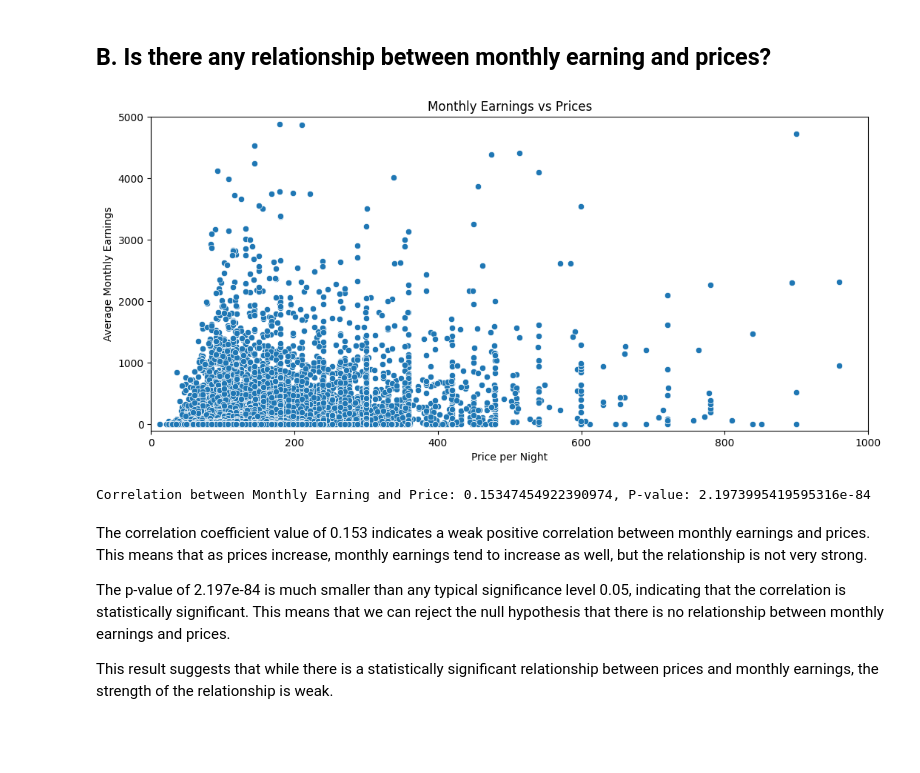
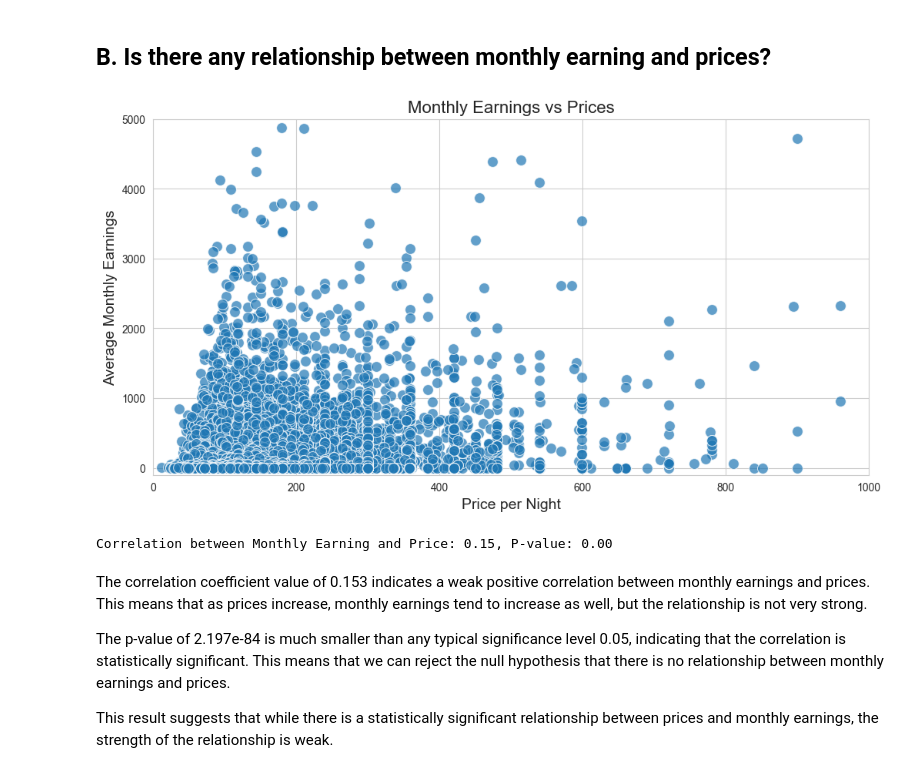
Before and after one commit to vineet416/AirBNB_Data_Analysis, a Jupyter notebook: notebooks/airbnb_data_analysis.ipynb, the cells around one changed output. Saved outputs shown, nothing was run; the diff lists cells and outputs as text; code cells hidden in the pictures; blank space fills up the shorter version.

```diff
--- a/notebooks/airbnb_data_analysis.ipynb
+++ b/notebooks/airbnb_data_analysis.ipynb
@@ -290,3 +291,27 @@ df.head()
 # %% [markdown]
 ## 1. Regarding the Host
 A. Who are top earners ?
+# %%
+# calculating top earners by host id
+top_earners_id = df.groupby("host_id")["Total_earnings"].sum().sort_values(ascending=False).reset_index().head(10)
+
+# Plotting bar chart
+plt.figure(figsize=(12,6))
+sns.set_style("whitegrid")
+bars = sns.barplot(x = 'host_id', y = 'Total_earnings', data=top_earners_id, palette="Blues_d")
+
+# Add labels to the bars
+for bar in bars.patches:
+    height = bar.get_height()
+    bars.text(bar.get_x() + bar.get_width()/2, height, f"${height:,.2f}", ha="center", va="bottom")
+
+plt.title("Top 10 Earners by Host ID", fontsize=16)
+plt.xlabel("Host ID", fontsize=14)
+plt.ylabel("Total Earnings", fontsize=14)
+plt.xticks(rotation=45)
+plt.tight_layout()
+plt.show()
+
+# print top 10 earners by Host Id
+print("Top 10 earners by host id")
+top_earners_id
@@ -330,29 +369,30 @@ Host ID 2674028, 336950 and 1464510 are the top 3 highest earners. This indicate
 # %% [markdown]
 ## B. Is there any relationship between monthly earning and prices?
 # %%
+# Calculate average monthly earnings and price by host ID
 monthly_earnings = df.groupby("host_id")["monthly_earnings"].mean().reset_index()
 average_price = df.groupby('host_id')['price'].mean().reset_index()
 
 # Merge dataframes
 earnings_price_df = pd.merge(monthly_earnings, average_price, on='host_id')
 
-
 # Plotting Scatter Plot
-plt.figure(figsize=(12.5, 5.5))
-sns.scatterplot(x='price', y='monthly_earnings', data= earnings_price_df)
+plt.figure(figsize=(12, 6))
+sns.set_style("whitegrid")
+sns.scatterplot(x='price', y='monthly_earnings', data=earnings_price_df, alpha=0.7, s=100)
 plt.xlim(0,1000)
 plt.ylim(-100,5000)
-plt.title('Monthly Earnings vs Prices')
-plt.xlabel('Price per Night')
-plt.ylabel('Average Monthly Earnings')
+plt.title('Monthly Earnings vs Prices', fontsize=16)
+plt.xlabel('Price per Night', fontsize=14)
+plt.ylabel('Average Monthly Earnings', fontsize=14)
 plt.show()
 
 # Calculate correlation and p-value
 correlation, p_value = stats.pearsonr(earnings_price_df['monthly_earnings'], earnings_price_df['price'])
-print(f"\nCorrelation between Monthly Earning and Price: {correlation}, P-value: {p_value}")
+print(f"\nCorrelation between Monthly Earning and Price: {correlation:.2f}, P-value: {p_value:.2f}")
 # %% [output]
-[figure, old version]
+[figure, new version]
-Correlation between Monthly Earning and Price: 0.15347454922390974, P-value: 2.1973995419595316e-84
+Correlation between Monthly Earning and Price: 0.15, P-value: 0.00
 # %% [markdown]
 The correlation coefficient value of 0.153 indicates a weak positive correlation between monthly earnings and prices. This means that as prices increase, monthly earnings tend to increase as well, but the relationship is not very strong.
 
```
Also changed, not shown: parts of 10 cells of this notebook, 1 other file.
